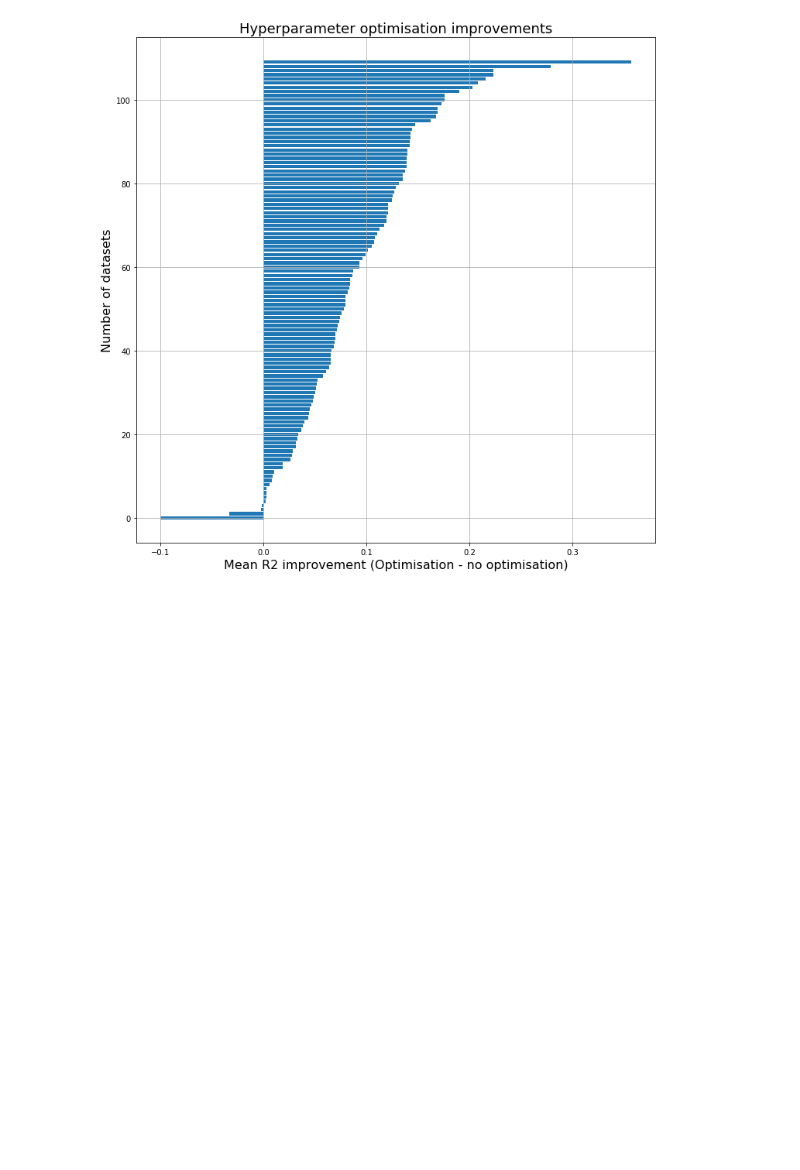
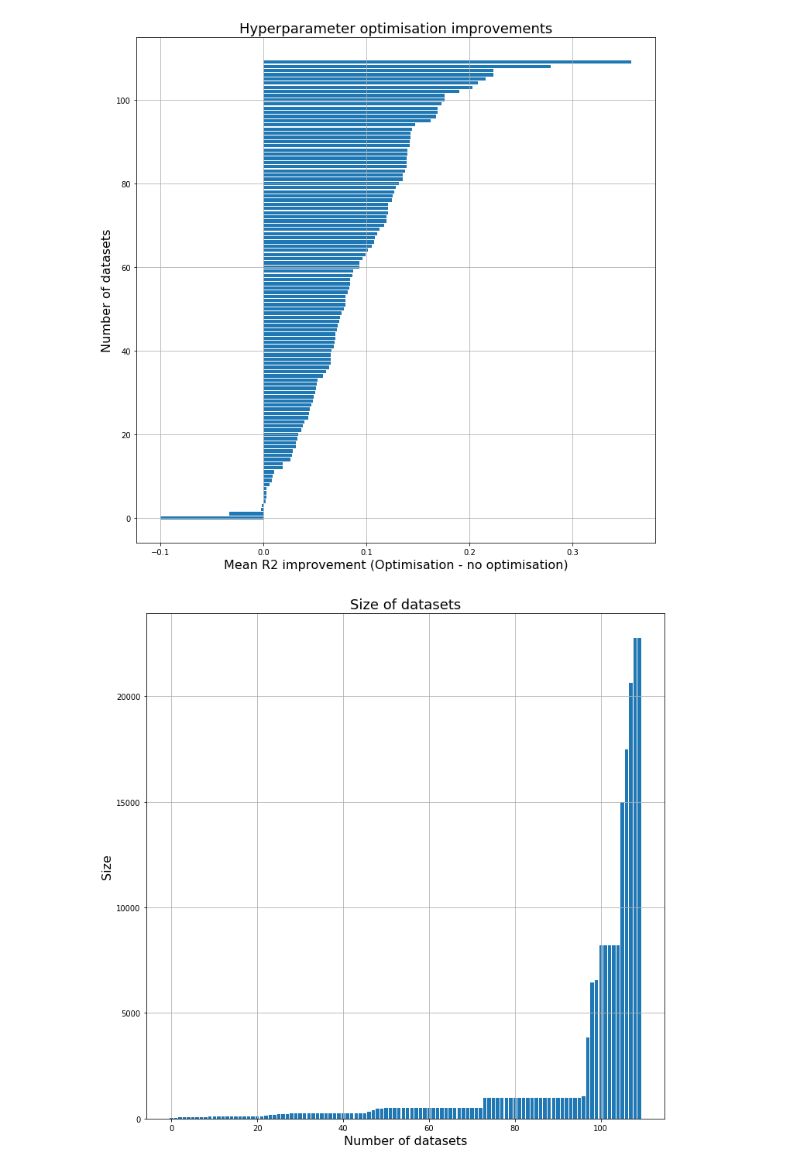
Before and after one commit to anuprulez/pmlb_regression, a Jupyter notebook: Regression_plots_paper.ipynb, the cells around one changed output. Cells and saved outputs as stored; diff of their text form; code cells hidden in the pictures; blank space fills up the shorter version.

Commit message:
Add plot for dataset sizes

```diff
--- a/Regression_plots_paper.ipynb
+++ b/Regression_plots_paper.ipynb
@@ -255,3 +254,26 @@ plt.show()
 Processing results for optimisation ...
 Processing results for no optimisation ...
 [figure]
+# %%
+# plot dataset sizes
+
+data_folder_name = "data_used/"
+d_lengths = list()
+
+for f_name in dataset_names:
+    f_name_modified = f_name.split(".")
+    f_name_modified = ".".join(f_name_modified[0:len(f_name_modified) - 1])
+    ds_path = data_folder_name + f_name_modified
+    df = pd.read_csv(ds_path, sep="\t")
+    d_lengths.append(len(df))
+
+plt.figure(figsize=(12, 12))
+y_pos = np.arange(n_datasets)
+plt.bar(y_pos, sorted(d_lengths))
+plt.xlabel('Number of datasets', size=16)
+plt.ylabel('Size', size=16)
+plt.title('Size of datasets', size=18)
+plt.grid(True)
+plt.show()
+# %% [output]
+[figure, added]
```
Also changed, not shown: parts of 2 cells of this notebook.
